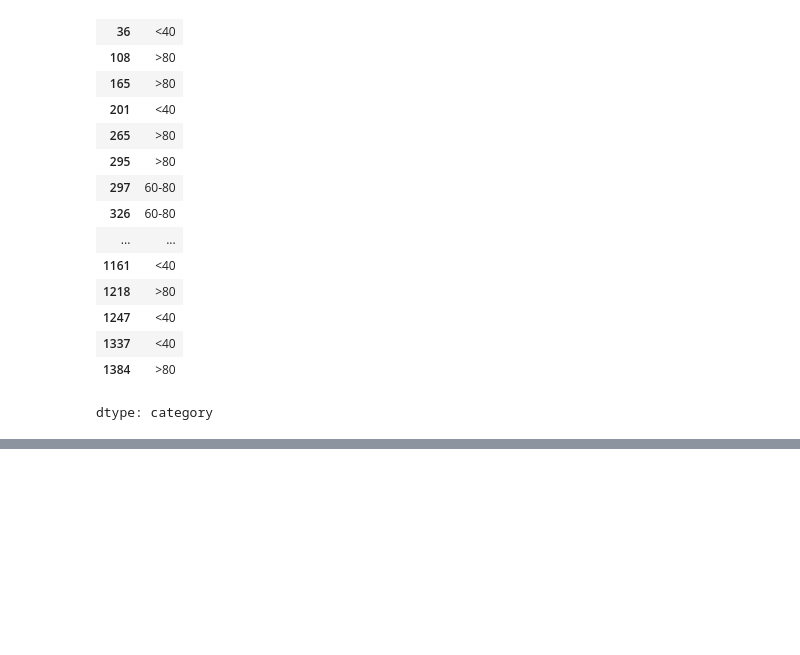
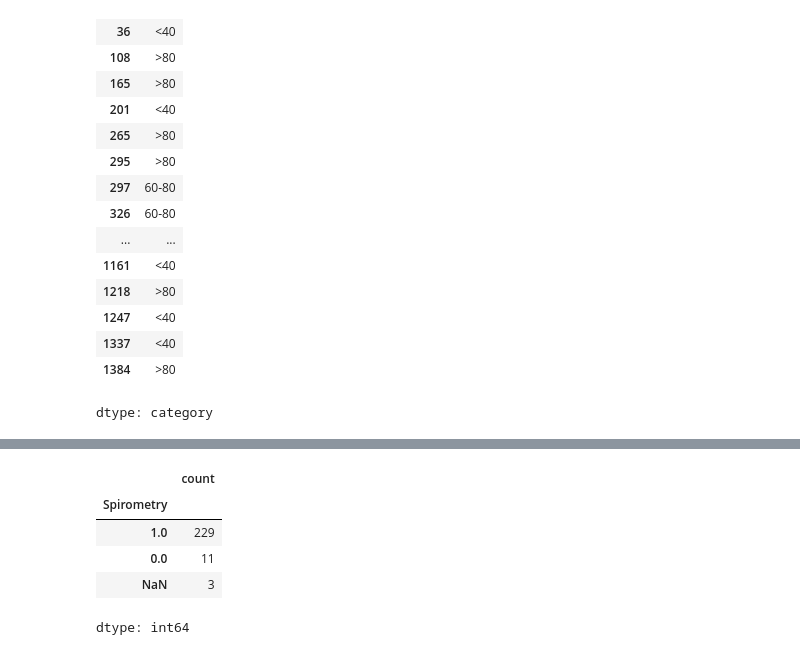
Before and after one commit to FaridRash/Advance-Statistical-Learnin--Semester-3, a Jupyter notebook: Farid/Farid_Null_Values.ipynb, the cells around one changed output, grey strips where cells are left out. Saved outputs shown, nothing was run; the diff lists cells and outputs as text; code cells hidden in the pictures; blank space fills up the shorter version.

```diff
--- a/Farid/Farid_Null_Values.ipynb
+++ b/Farid/Farid_Null_Values.ipynb
@@ -208,0 +225,16 @@ dtype: category
+# %%
+# Filter the DataFrame for rows where FVC is '>80'
+fvc_greater_than_80_df = df[df['FVC'] == '60-80']
+
+# Count the occurrences of each Spirometry value in the filtered DataFrame
+spirometry_counts = fvc_greater_than_80_df['Spirometry'].value_counts(dropna=False)
+
+# Display the counts
+display(spirometry_counts)
+# %% [output]
+|  | count |
+| Spirometry |  |
+| 1.0 | 229 |
+| 0.0 | 11 |
+| NaN | 3 |
+dtype: int64
```
Also changed, not shown: parts of 4 cells of this notebook.
